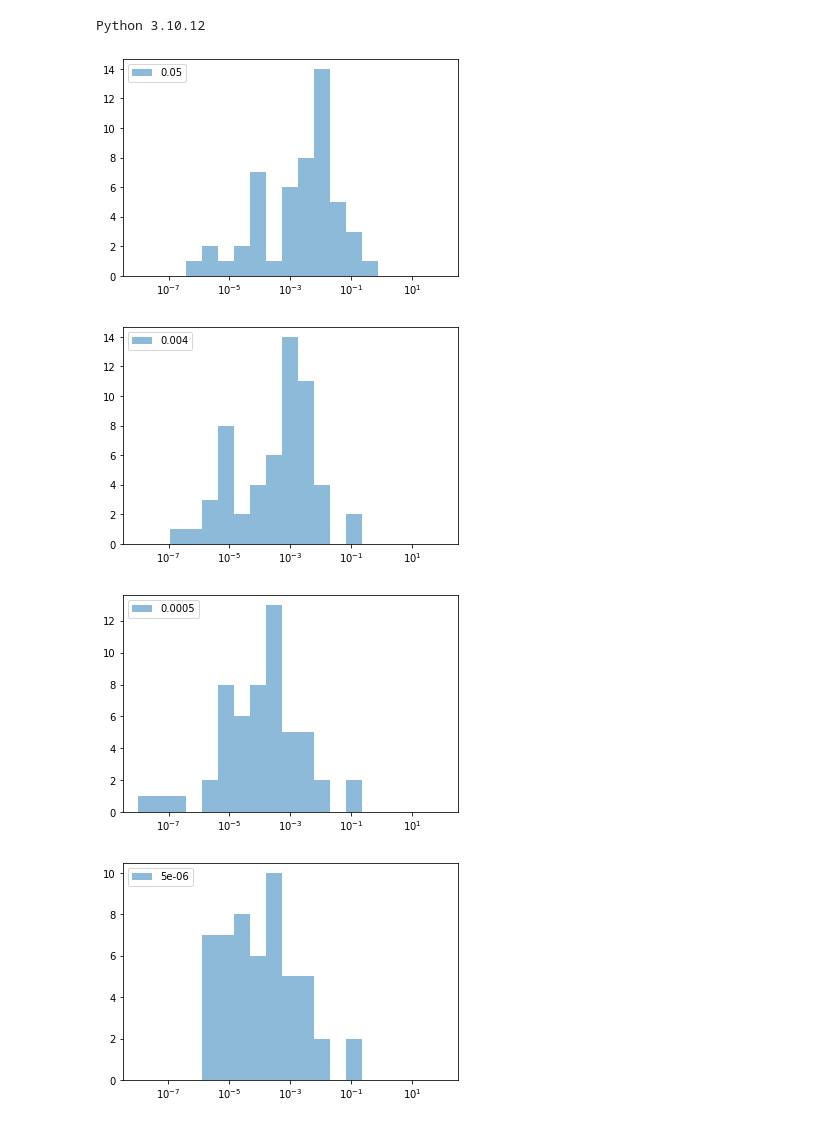
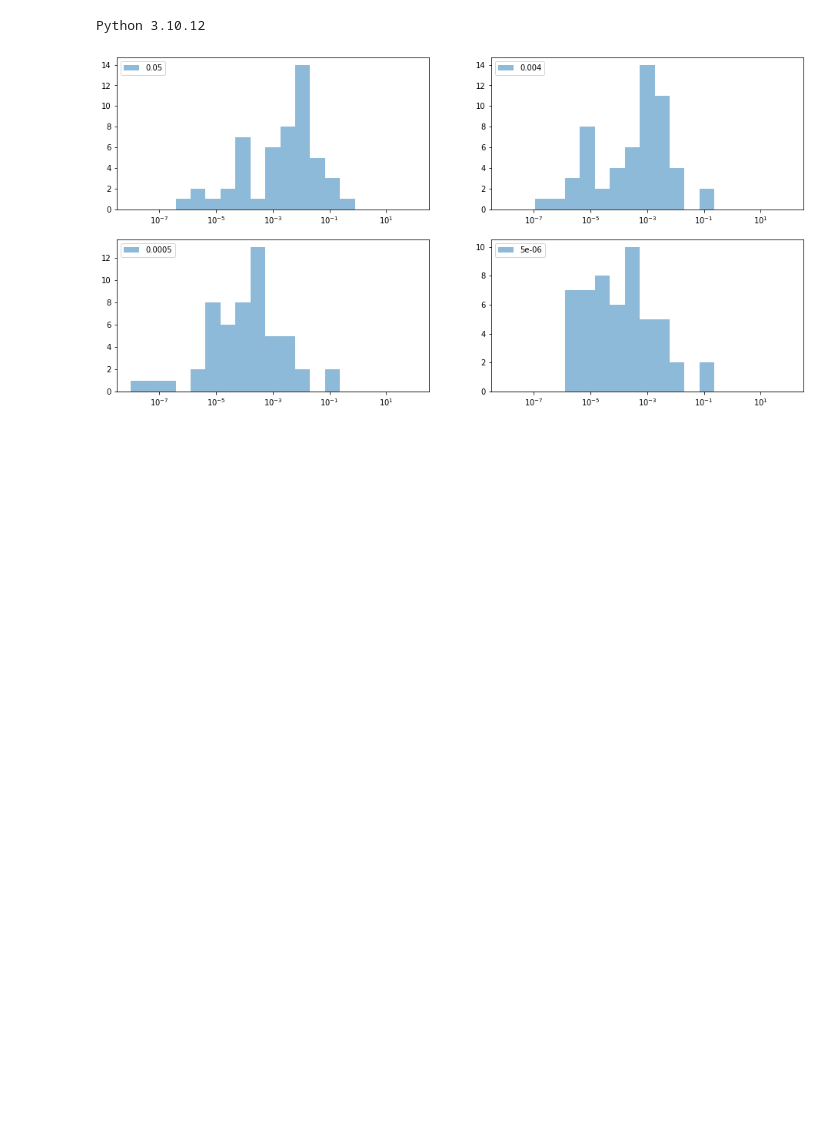
Before and after one commit to JannisErhard/Inversion-Studies, a Jupyter notebook: Analysis.ipynb, the cells around one changed output. Saved outputs shown, nothing was run; the diff lists cells and outputs as text; code cells hidden in the pictures; blank space fills up the shorter version.

```diff
--- a/Analysis.ipynb
+++ b/Analysis.ipynb
@@ -34,15 +34,15 @@ for line in table:
     Density_errors[line[6]].append(line[11])
     RHS_errors[line[6]].append(line[12])
 # %%
-    for threshold in thresholds[::4]:
-        fig = plt.figure()
-        ax = fig.add_subplot(1, 1, 1)
-        plt.hist(RHS_errors[np.float32(threshold)], bins=np.logspace(-8,2,20), alpha = 0.5, label=str(threshold))  # density=False would make counts
-        ax.set_xscale('log')
-        plt.legend(loc="upper left")
-    plt.show()
+fig = plt.figure(figsize=(16,8))
+i=1
+
+for threshold in thresholds[::4]:
+    ax = plt.subplot(2, 2, i)
+    plt.hist(RHS_errors[np.float32(threshold)], bins=np.logspace(-8,2,20), alpha = 0.5, label=str(threshold))  # density=False would make counts
+    ax.set_xscale('log')
+    ax.legend(loc="upper left")
+    i+=1
+plt.show()
 # %% [output]
-[figure, old version]
+[figure, new version]
-[figure, removed]
-[figure, removed]
-[figure, removed]
```
Also changed, not shown: parts of 7 cells of this notebook, 1 other file.
